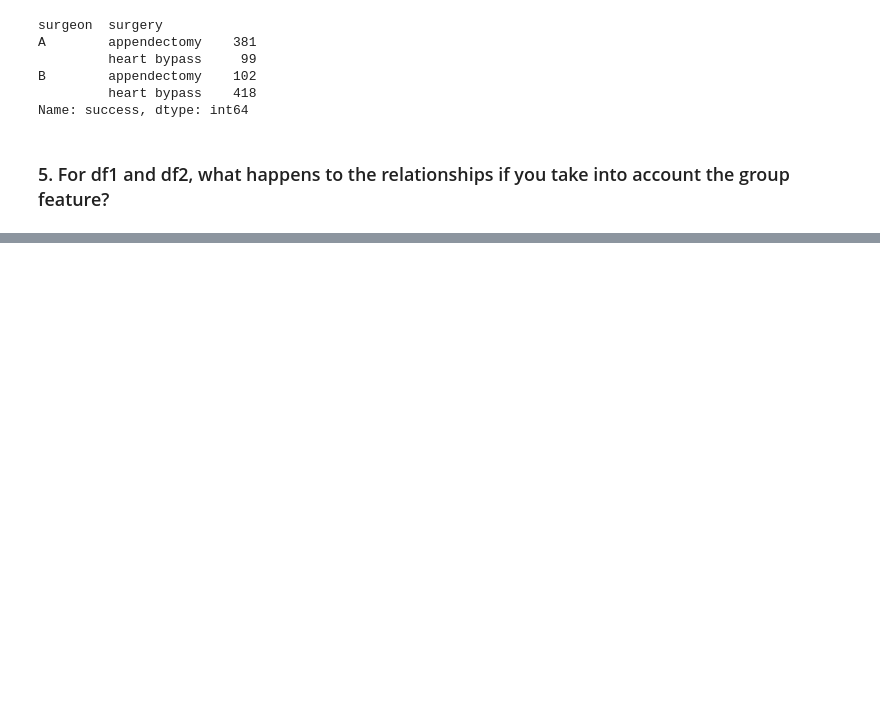
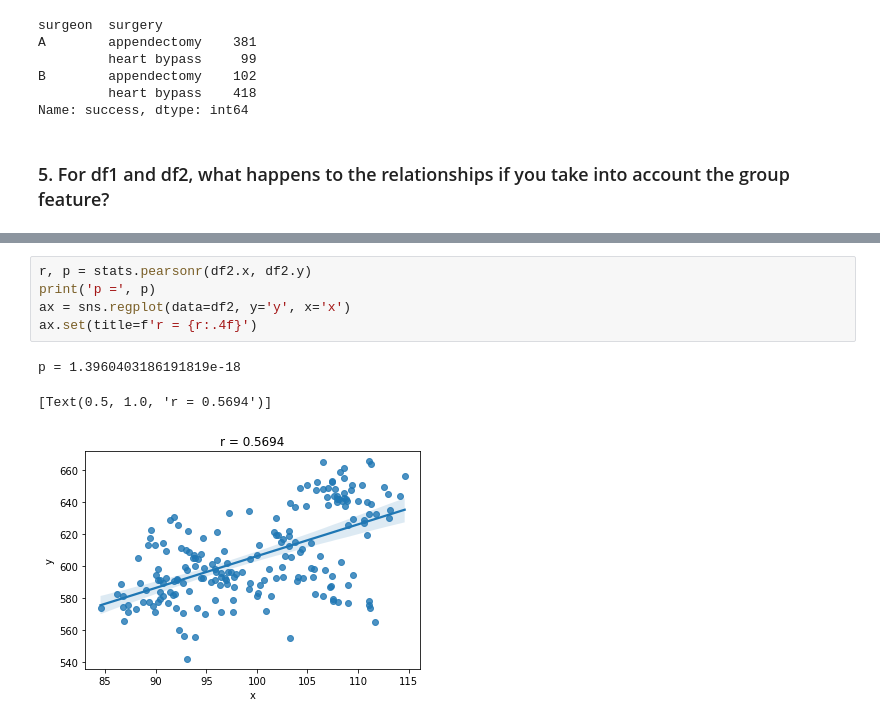
Before and after one commit to dbojado/clustering-exercises, a Jupyter notebook: warmup_exercise.ipynb, the cells around one changed output, grey strips where cells are left out. Cells and saved outputs as stored; diff of their text form; blank space fills up the shorter version.

```diff
--- a/warmup_exercise.ipynb
+++ b/warmup_exercise.ipynb
@@ -100,0 +184,9 @@ Name: success, dtype: int64
+# %%
+r, p = stats.pearsonr(df2.x, df2.y)
+print('p =', p)
+ax = sns.regplot(data=df2, y='y', x='x')
+ax.set(title=f'r = {r:.4f}')
+# %% [output]
+p = 1.3960403186191819e-18
+[Text(0.5, 1.0, 'r = 0.5694')]
+[figure, added]
```
Also changed, not shown: parts of 11 cells of this notebook.
